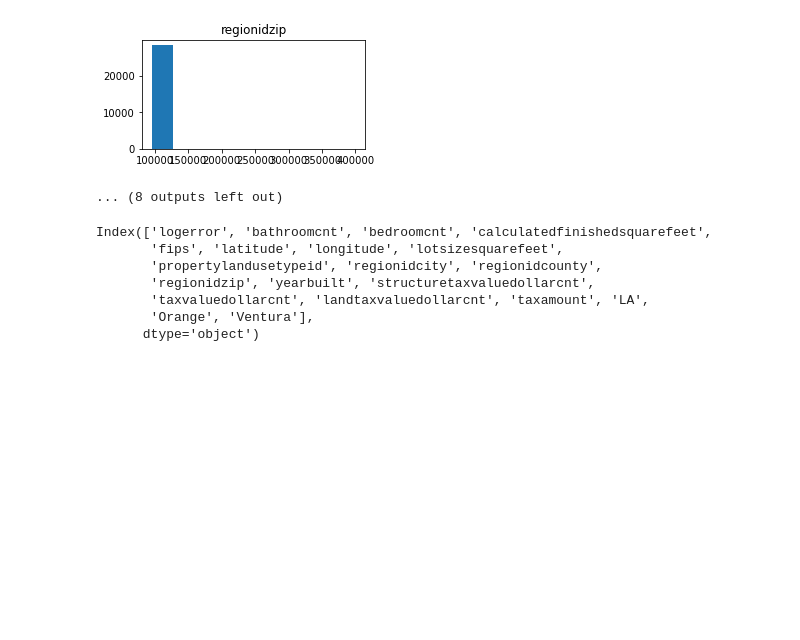
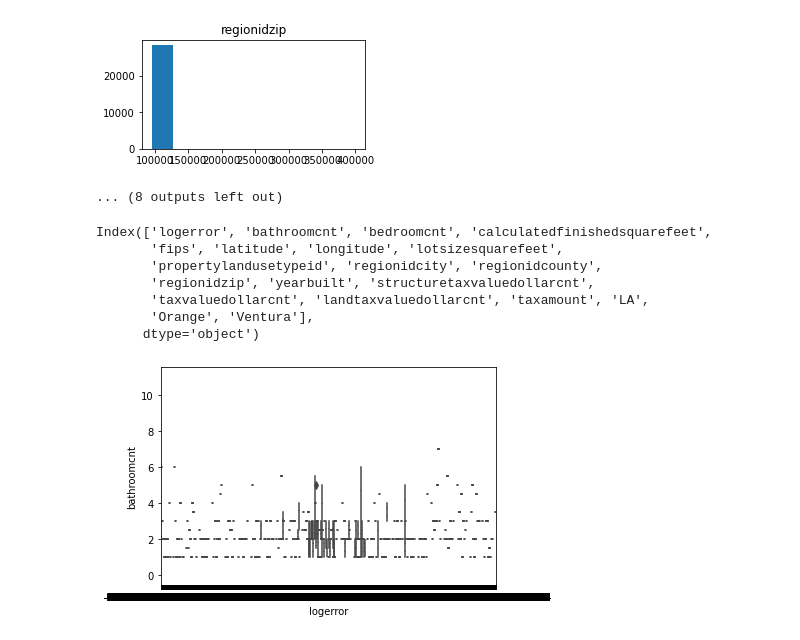
Before and after one commit to jamesallen0351/clustering-project, a Jupyter notebook: scratchpad.ipynb, the cells around one changed output. Drawn from its saved outputs; the diff is of its cells as text; code cells hidden in the pictures; blank space fills up the shorter version.

```diff
--- a/scratchpad.ipynb
+++ b/scratchpad.ipynb
@@ -172,9 +172,11 @@ Index(['logerror', 'bathroomcnt', 'bedroomcnt', 'calculatedfinishedsquarefeet',
        'Orange', 'Ventura'],
       dtype='object')
 # %%
-sns.boxplot(train.logerror, train.LA)
-# plt.title("Is there a difference in spending score for\nmale vs. not male customers?")
+sns.boxplot(train.logerror, train.bathroomcnt)
+
 plt.show()
+# %% [output]
+[figure, added]
 # %%
 sns.scatterplot(x='logerror', y='bathroomcnt',
                 data=train,
```
Also changed, not shown: parts of 12 cells of this notebook, 1 other file.
